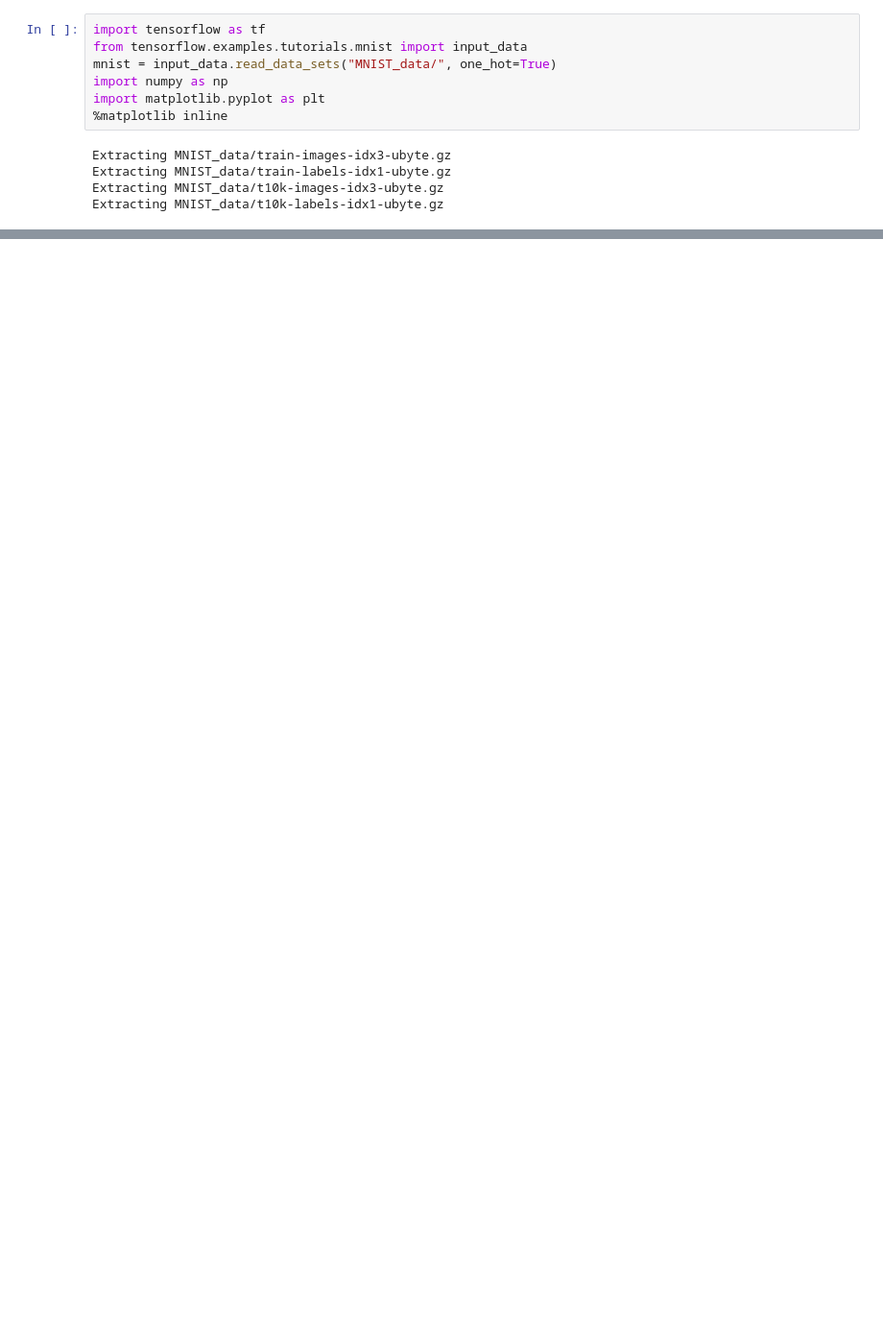
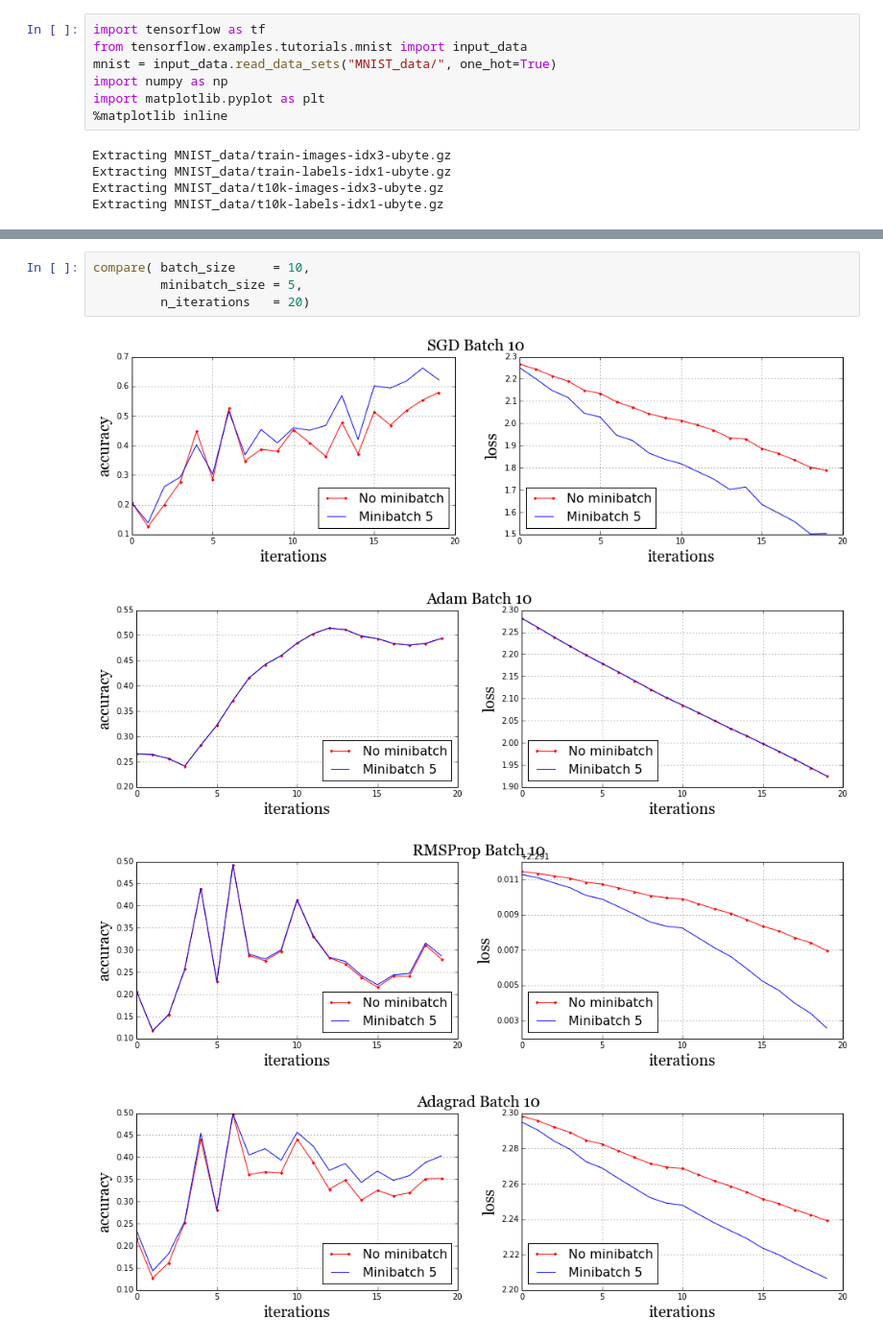
Before and after one commit to jiwoncpark/deep-learning-notebooks, a Jupyter notebook: minibatch_demo.ipynb, the cells around one changed output, grey strips where cells are left out. Shown at 96% size. Saved outputs shown, nothing was run; the diff lists cells and outputs as text; blank space fills up the shorter version.

```diff
--- a/minibatch_demo.ipynb
+++ b/minibatch_demo.ipynb
@@ -124,0 +182,9 @@ if __name__ == '__main__':
+# %%
+compare( batch_size     = 10,
+         minibatch_size = 5,
+         n_iterations   = 20)
+# %% [output]
+[figure, added]
+[figure, added]
+[figure, added]
+[figure, added]
```
Also changed, not shown: parts of 20 cells of this notebook, 1 other file.
